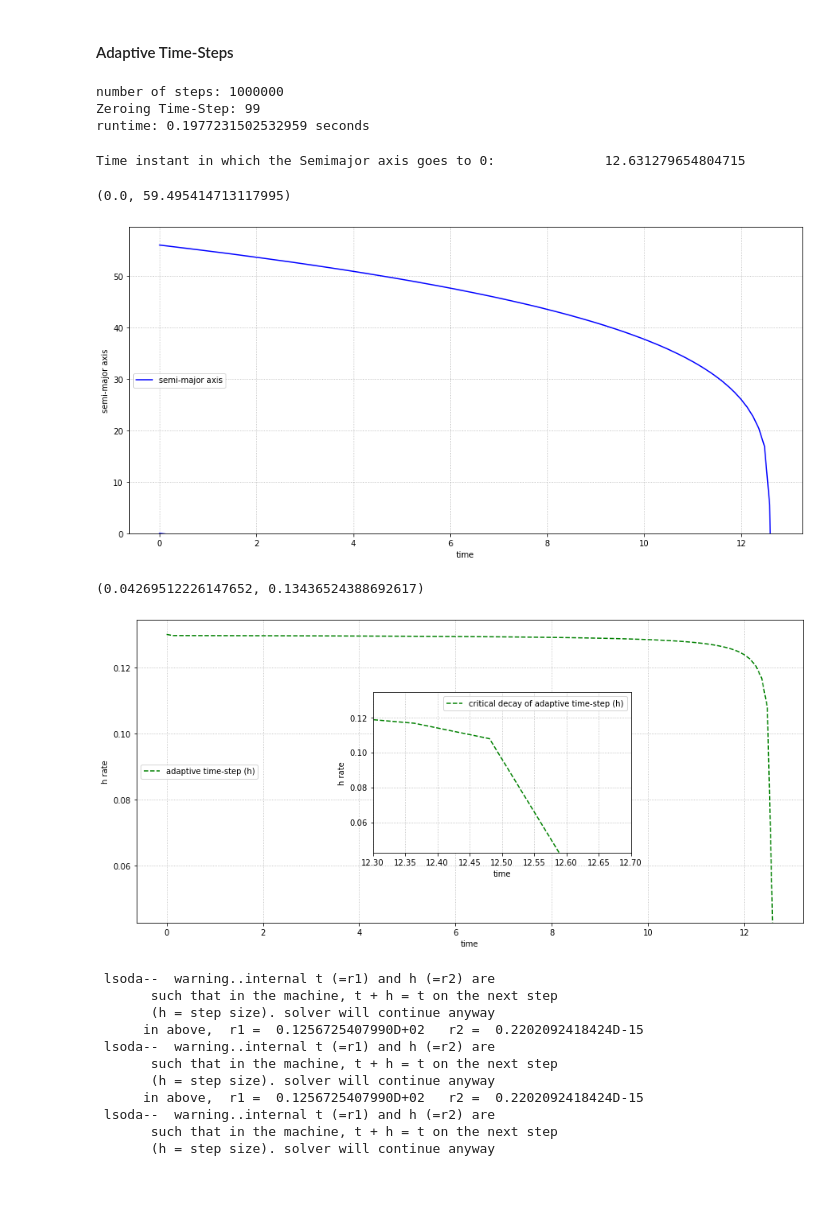
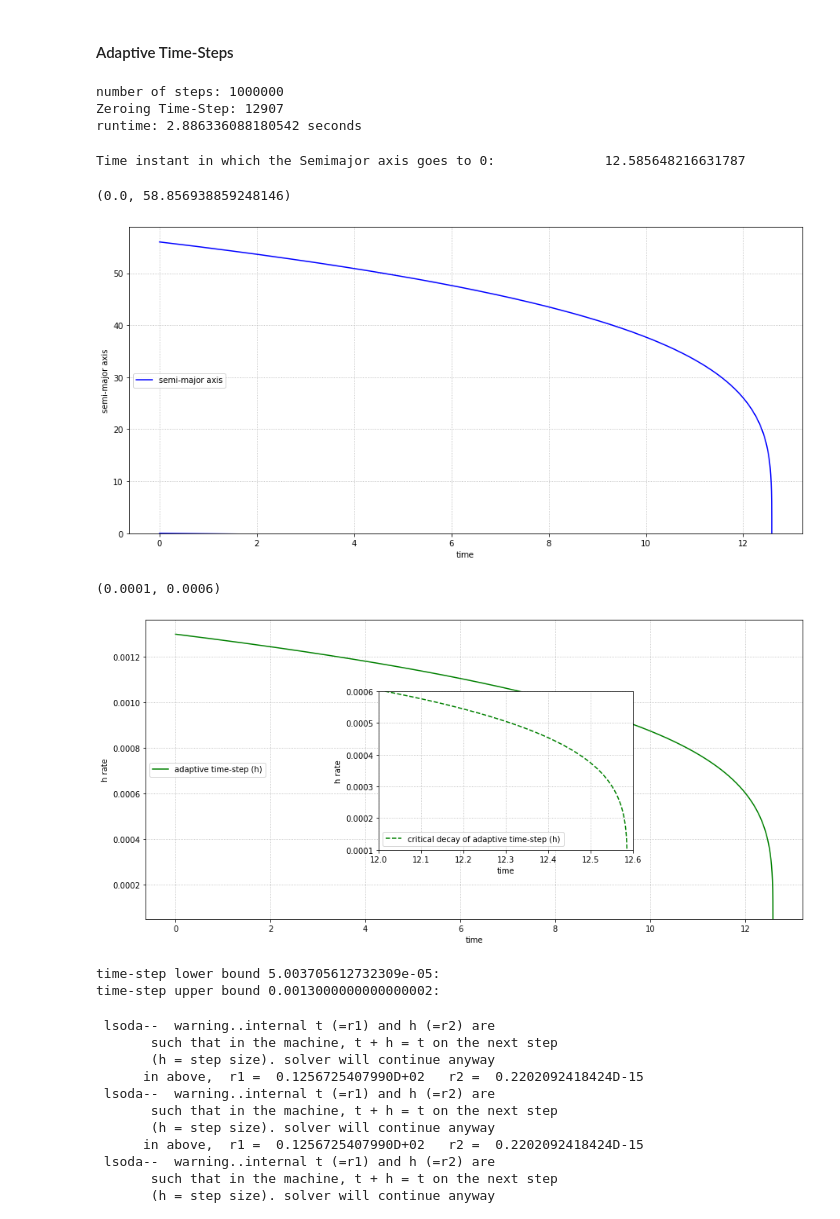
Before and after one commit to Bahadoram/Delay-Time-Dist.-of-Compact-Binary-Objects, a Jupyter notebook: project.ipynb, the cells around one changed output. Drawn from its saved outputs; the diff is of its cells as text; code cells hidden in the pictures; blank space fills up the shorter version.

Commit message:
adaptive time-step improved

```diff
--- a/project.ipynb
+++ b/project.ipynb
@@ -128,6 +128,13 @@ plt.show()
 [figure]
 # %% [markdown]
 #### Adaptive Time-Steps
+# %%
+def adaptive_h(h,a, case):
+    if case==0:
+        time_step = h0* (a[i]/a[i-1])    #can be h[i] or h[0]
+    elif case==1:
+        time_step = h[i-1]* (a[i]/a[i-1])    #can be h[i] or h[0]
+    return(time_step)
 # %%
 start_time = time.time()
 
@@ -140,7 +147,7 @@ NSTEPS        = int(1e6)
 M1, M2 = BHBH[['Mass_0', 'Mass_1']].iloc[0]
 
 #initial time step
-h0= 1/100 * ( TMAX - TMIN )
+h0= 1/10000 * ( TMAX - TMIN )
 
 #initial time
 t0 = TMIN
@@ -158,8 +165,7 @@ t[0] = TMIN
 i= 0
 while a[i] > 0:
     yin    = [a[i], e[i]]
-    if i > 0:
-        h[i] = h0* (a[i]/a[i-1])
+    if i > 0: h[i] = adaptive_h(h,a,case = 1)
     yout   = ODE_RK(t[i], yin, h[i], M2, M1 )
     a[i+1] = yout[0]
     t[i+1] = t[i] + h[i]
@@ -171,13 +177,13 @@ print("Zeroing Time-Step: %s"  % zero_index)
 print("runtime: %s seconds" % (time.time() - start_time))
 # %% [output]
 number of steps: 1000000
-Zeroing Time-Step: 99
-runtime: 0.1977231502532959 seconds
+Zeroing Time-Step: 12907
+runtime: 2.886336088180542 seconds
 # %%
 print("Time instant in which the Semimajor axis goes to 0:\t\t",    t[a<=0][0])
 # print("Time instant in which the Eccentricity axis goes to 0:\t\t", t[e<=0][0])
 # %% [output]
-Time instant in which the Semimajor axis goes to 0:              12.631279654804715
+Time instant in which the Semimajor axis goes to 0:              12.585648216631787
 # %%
 fig, ax = plt.subplots(figsize=(15,7))
 ax.plot(t,a,'b-',  label='semi-major axis')
@@ -187,28 +193,34 @@ ax.legend(loc='center left')
 ax.grid(ls='dotted')
 ax.set_ylim(bottom=0)
 # %% [output]
-(0.0, 59.495414713117995)
+(0.0, 58.856938859248146)
-[figure, old version]
+[figure, new version]
 # %%
 fig, ax = plt.subplots(figsize=(15,7))
-ax.plot(t[:zero_index],h[:zero_index],'g--',  label='adaptive time-step (h)')
+ax.plot(t[:zero_index],h[:zero_index],'-g',markersize=1, color ='green',  label='adaptive time-step (h)')
 ax.set_ylabel('h rate')
 ax.set_xlabel('time')
 ax.legend(loc='center left')
 ax.grid(ls='dotted')
 ax.set_ylim(bottom=min(h[:zero_index]))
 
 axes = plt.axes( [ 0.4, 0.3, 0.3, 0.4 ] )
-axes.plot(t[:zero_index],h[:zero_index],'g--',  label='critical decay of adaptive time-step (h)')
+axes.plot(t[:zero_index],h[:zero_index],'--g',markersize=1, color ='green', label='critical decay of adaptive time-step (h)')
 axes.set_ylabel('h rate')
 axes.set_xlabel('time')
 axes.legend(loc='best')
 axes.grid(ls='dotted')
-axes.set_xlim(12.3,12.7)
-axes.set_ylim(bottom=min(h[:zero_index]))
+axes.set_xlim(12,12.6)
+axes.set_ylim(0.0001, 0.0006)
 # %% [output]
-(0.04269512226147652, 0.13436524388692617)
+(0.0001, 0.0006)
-[figure, old version]
+[figure, new version]
+# %%
+print("time-step lower bound %s:"% np.min(h[np.nonzero(np.abs(h))]))
+print("time-step upper bound %s:"% np.max(h[np.nonzero(np.abs(h))]))
+# %% [output]
+time-step lower bound 5.003705612732309e-05:
+time-step upper bound 0.0013000000000000002:
 # %%
 initial_state = (a0, e0)
 
```
Also changed, not shown: parts of 1 cell of this notebook.
